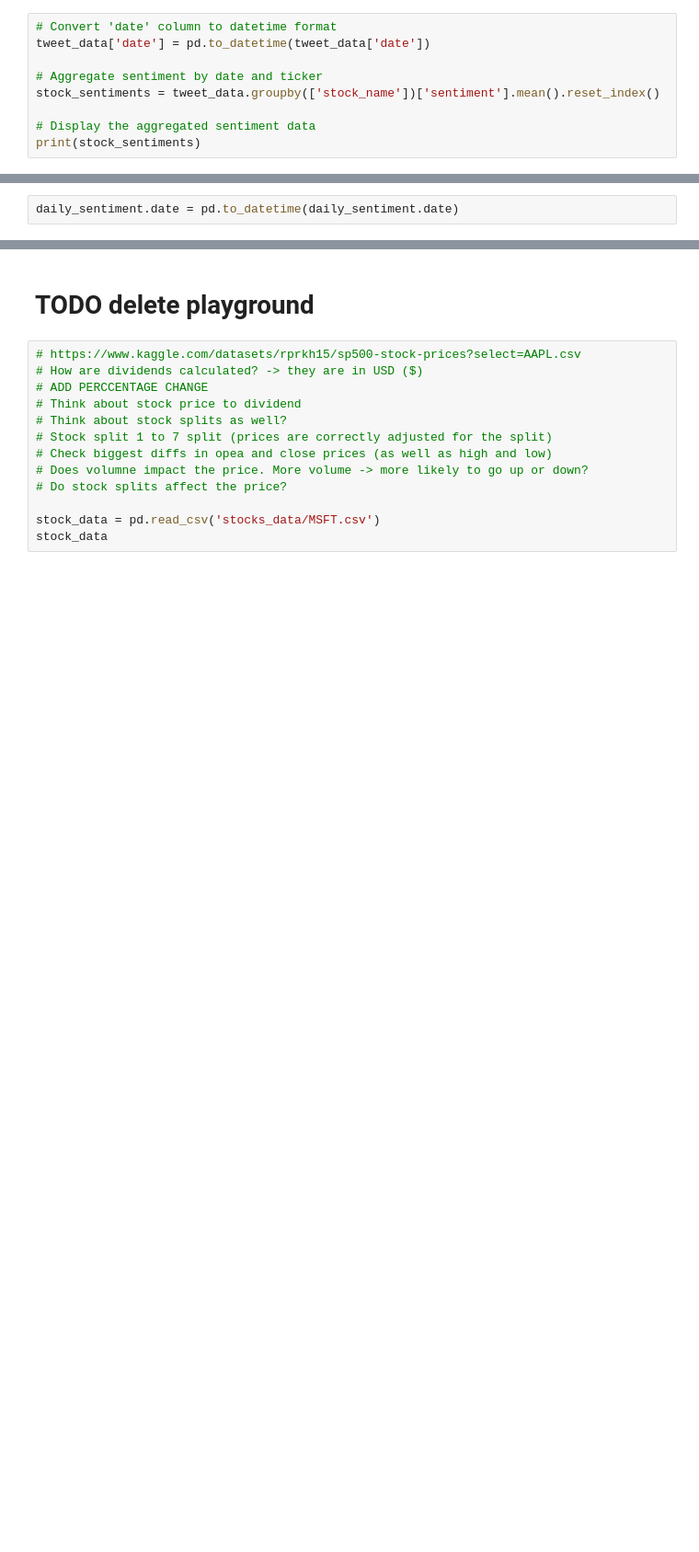
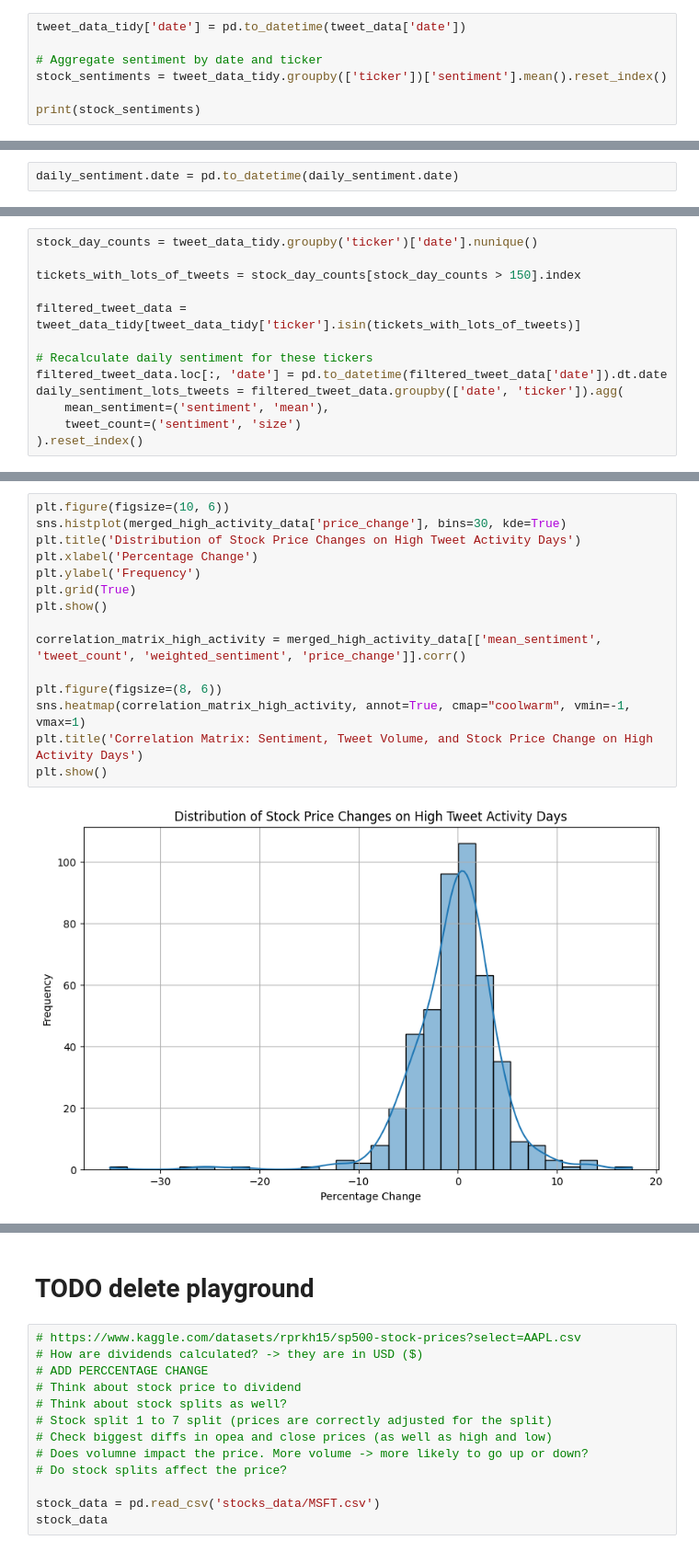
Before and after one commit to thunder913/Data-Science, a Jupyter notebook: stock_analysis.ipynb, the cells around one changed output, grey strips where cells are left out. Shown at 92% size. Drawn from its saved outputs; the diff is of its cells as text; blank space fills up the shorter version.

Commit message:
Finalize tweet sentiment data

```diff
--- a/stock_analysis.ipynb
+++ b/stock_analysis.ipynb
@@ -860,12 +843,10 @@ tweet_data_tidy[['tweet', 'sentiment']]
 # %% [markdown]
 As we can read the tweets, the sentiment seem correctly added. Lets see how the sentiments for the different tickers look like
 # %%
-# Convert 'date' column to datetime format
-tweet_data['date'] = pd.to_datetime(tweet_data['date'])
+tweet_data_tidy['date'] = pd.to_datetime(tweet_data['date'])
 
 # Aggregate sentiment by date and ticker
-stock_sentiments = tweet_data.groupby(['stock_name'])['sentiment'].mean().reset_index()
+stock_sentiments = tweet_data_tidy.groupby(['ticker'])['sentiment'].mean().reset_index()
 
-# Display the aggregated sentiment data
 print(stock_sentiments)
 # %% [output]
@@ -1064,0 +1038,13 @@ plt.show()
+# %%
+stock_day_counts = tweet_data_tidy.groupby('ticker')['date'].nunique()
+
+tickets_with_lots_of_tweets = stock_day_counts[stock_day_counts > 150].index
+
+filtered_tweet_data = tweet_data_tidy[tweet_data_tidy['ticker'].isin(tickets_with_lots_of_tweets)]
+
+# Recalculate daily sentiment for these tickers
+filtered_tweet_data.loc[:, 'date'] = pd.to_datetime(filtered_tweet_data['date']).dt.date
+daily_sentiment_lots_tweets = filtered_tweet_data.groupby(['date', 'ticker']).agg(
+    mean_sentiment=('sentiment', 'mean'),
+    tweet_count=('sentiment', 'size')
+).reset_index()
@@ -1064,0 +1095,17 @@ plt.show()
+# %%
+plt.figure(figsize=(10, 6))
+sns.histplot(merged_high_activity_data['price_change'], bins=30, kde=True)
+plt.title('Distribution of Stock Price Changes on High Tweet Activity Days')
+plt.xlabel('Percentage Change')
+plt.ylabel('Frequency')
+plt.grid(True)
+plt.show()
+
+correlation_matrix_high_activity = merged_high_activity_data[['mean_sentiment', 'tweet_count', 'weighted_sentiment', 'price_change']].corr()
+
+plt.figure(figsize=(8, 6))
+sns.heatmap(correlation_matrix_high_activity, annot=True, cmap="coolwarm", vmin=-1, vmax=1)
+plt.title('Correlation Matrix: Sentiment, Tweet Volume, and Stock Price Change on High Activity Days')
+plt.show()
+# %% [output]
+[figure, added]
```
Also changed, not shown: parts of 23 cells of this notebook.
